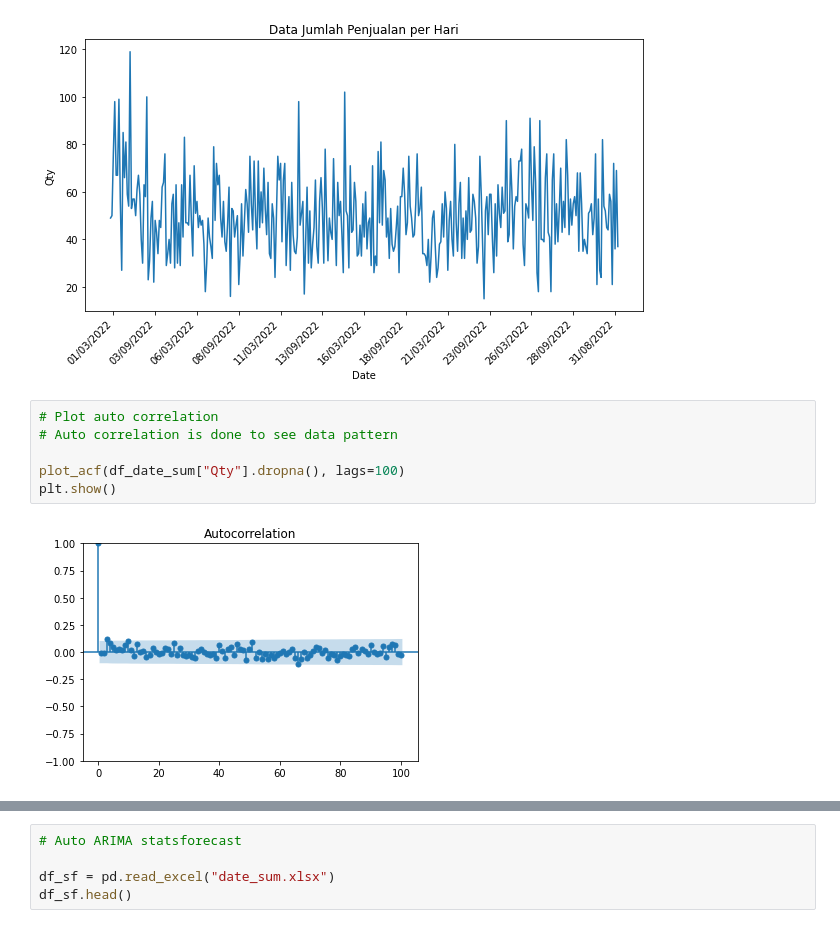
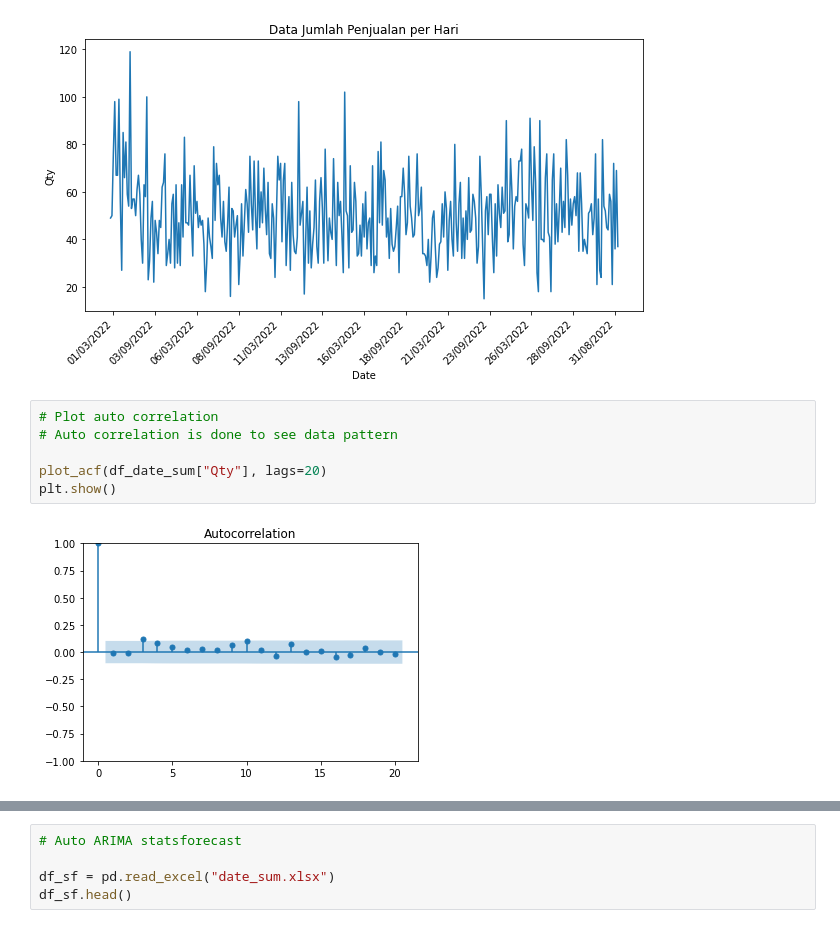
Before and after one commit to aslamfr/rakamin-data-science, a Jupyter notebook: case_arima.ipynb, the cells around one changed output, grey strips where cells are left out. Drawn from its saved outputs; the diff is of its cells as text.

```diff
--- a/case_arima.ipynb
+++ b/case_arima.ipynb
@@ -87,8 +87,8 @@ plt.show()
 # %%
 # Plot auto correlation
 # Auto correlation is done to see data pattern
 
-plot_acf(df_date_sum["Qty"].dropna(), lags=100)
+plot_acf(df_date_sum["Qty"], lags=20)
 plt.show()
 # %% [output]
-[figure, old version]
+[figure, new version]
```
Also changed, not shown: parts of 4 cells of this notebook.
